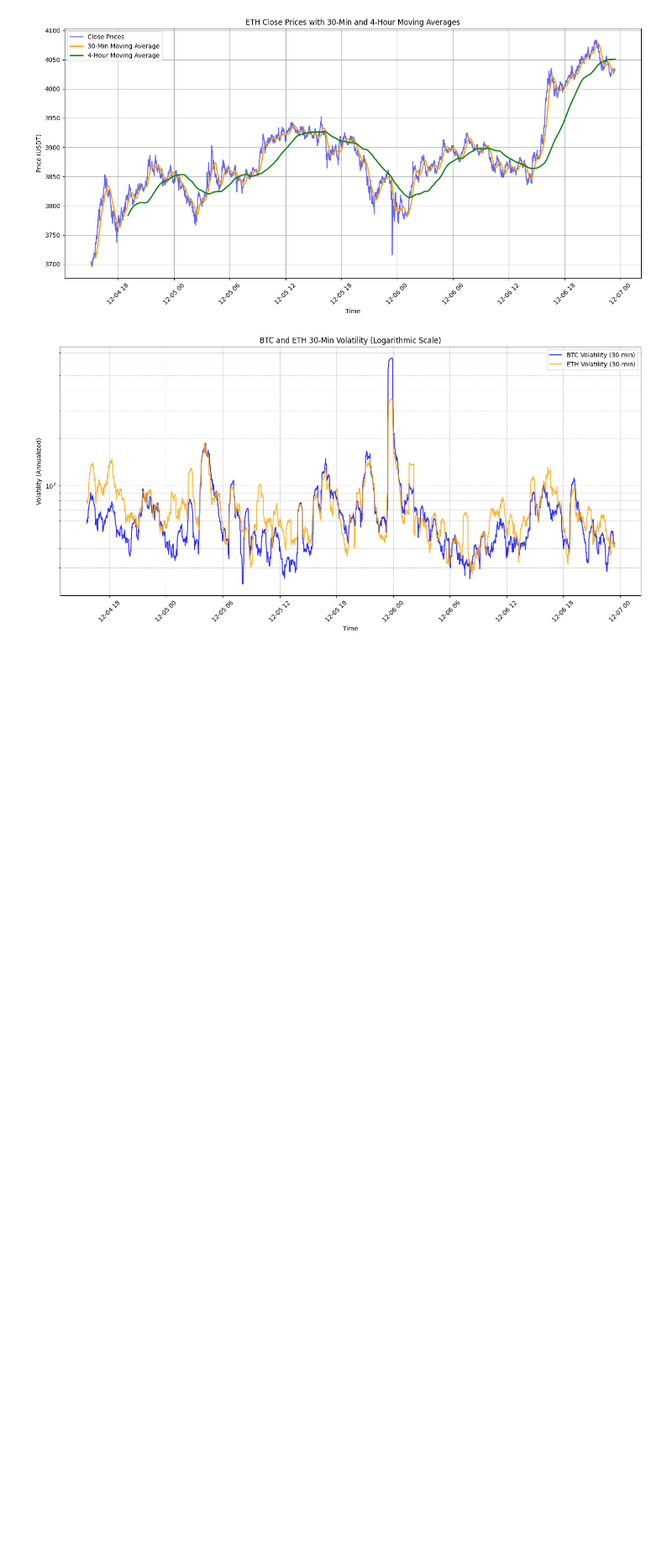
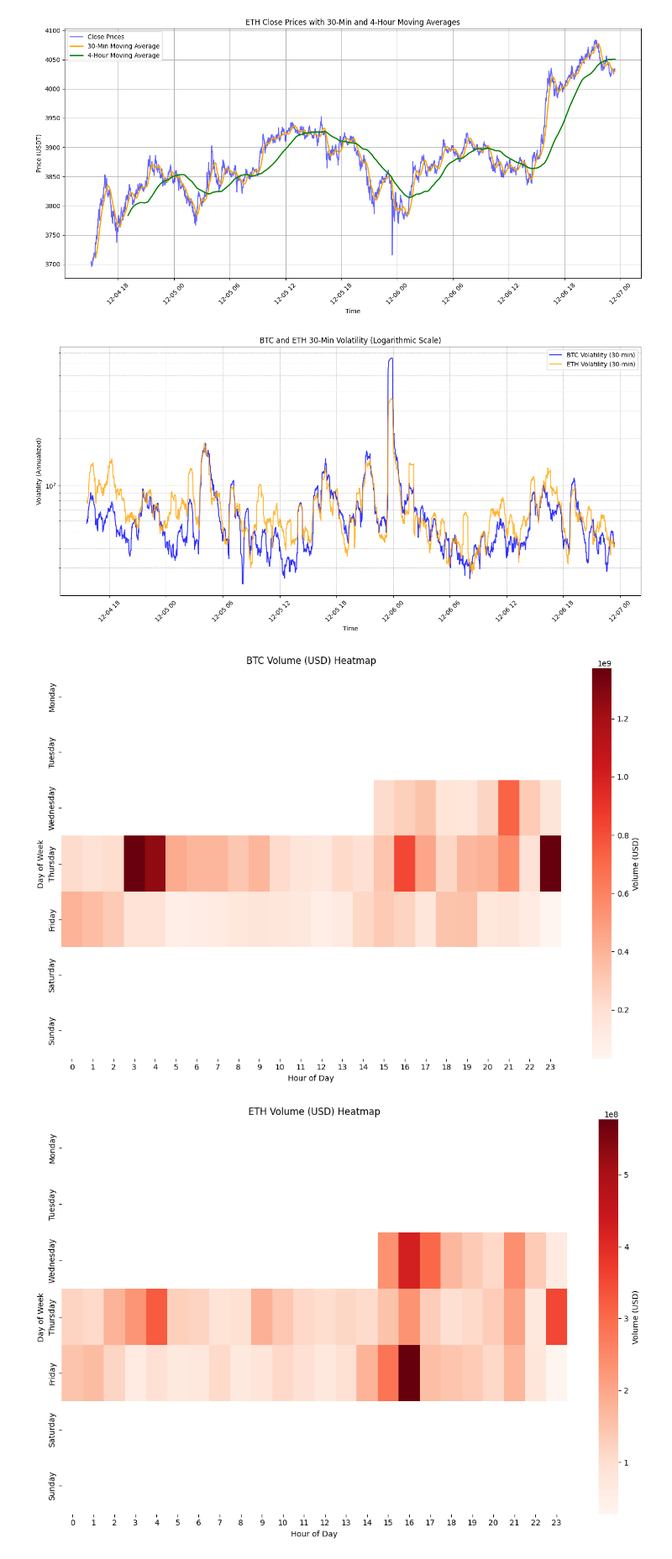
Before and after one commit to tbeerio/data_trading, a Jupyter notebook: Main.ipynb, the cells around one changed output. Shown: that part at 84% size. Drawn from its saved outputs; the diff is of its cells as text; code cells hidden in the pictures; blank space fills up the shorter version.

```diff
--- a/Main.ipynb
+++ b/Main.ipynb
@@ -261,7 +261,7 @@ for column in columns_to_plot:
 # 2. Data Cleaning 4/4
 # • Aggregate the data into hourly intervals while maintaining the OHLC structure. ☑️
 
-file_path = "Cleaned Datasets/KRAKEN_BTCUSD_CLEANED.csv"
+file_path = "Cleaned Datasets/BINANCE_BTCUSDT_CLEANED.csv"
 data = pd.read_csv(file_path)
 
 # Ensure the timestamp column is in datetime format
@@ -270,14 +270,20 @@ data['time'] = pd.to_datetime(data['time'])
 # Set the timestamp column as the DataFrame index
 data.set_index('time', inplace=True)
 
-# Resample to hourly frequency and calculate the mean for all numeric columns
-resampled_data = data.resample('H').mean()
+# Resample to hourly frequency with specific aggregation functions for OHLC and Volume
+resampled_data = data.resample('H').agg({
+    'open': 'first',   # First value of the hour
+    'high': 'max',     # Maximum value of the hour
+    'low': 'min',      # Minimum value of the hour
+    'close': 'last',   # Last value of the hour
+    'Volume': 'sum'    # Summation of the volume within the hour
+})
 
 # Reset the index if required
 resampled_data.reset_index(inplace=True)
 
 # Save or view the resampled dataset
-output_file = "KRAKEN_BTCUSD_CLEANED_1H.csv"
+output_file = "BINANCE_BTCUSDT_CLEANED_1H.csv"
 resampled_data.to_csv(output_file, index=False)
 print(f"Resampled data saved to {output_file}")
 # %% [output]
@@ -401,3 +407,65 @@ plt.tight_layout()
 plt.show()
 # %% [output]
 [figure]
+# %%
+# Task 3.3 Data Analysis - Volume Analysis ☑️
+# Attention: you need to run Task 3.1 first in order to run this task.
+# First I want to calculate the volume in USD values:
+
+#---------------------------------------------------------------------------------------------------------------------------------
+
+# Add a new column for volume in USD (Volume * Close Price)
+# btc_data['Volume_USD'] = btc_data['Volume'] * btc_data['close']
+# eth_data['Volume_USD'] = eth_data['Volume'] * eth_data['close']
+
+# Save the updated datasets
+# btc_data.to_csv('Calculated Datasets/BTC_BINANCE.csv', index=False)
+# eth_data.to_csv('Calculated Datasets/ETH_BINANCE.csv', index=False)
+
+# Display the first few rows of the updated datasets for verification
+# print("BTC Dataset with Volume in USD:")
+# print(btc_data[['time', 'Volume', 'close', 'Volume_USD']].head())
+
+# print("\nETH Dataset with Volume in USD:")
+# print(eth_data[['time', 'Volume', 'close', 'Volume_USD']].head())
+
+#---------------------------------------------------------------------------------------------------------------------------------
+# Create heat-map of volume:
+
+def create_volume_usd_heatmap(data, time_col, volume_usd_col, title):
+    # Ensure time column is in datetime format
+    data[time_col] = pd.to_datetime(data[time_col])
+
+    # Extract hour and day of the week
+    data['hour'] = data[time_col].dt.hour
+    data['day_of_week'] = data[time_col].dt.day_name()
+
+    # Aggregate Volume_USD by hour and day of the week
+    volume_usd_pivot = data.pivot_table(
+        values=volume_usd_col,
+        index='day_of_week',
+        columns='hour',
+        aggfunc='sum'
+    )
+
+    # Reorder days of the week
+    days_order = ['Monday', 'Tuesday', 'Wednesday', 'Thursday', 'Friday', 'Saturday', 'Sunday']
+    volume_usd_pivot = volume_usd_pivot.reindex(days_order)
+
+    # Plot the heatmap
+    plt.figure(figsize=(12, 8))
+    sns.heatmap(volume_usd_pivot, cmap="Reds", annot=False, cbar_kws={'label': 'Volume (USD)'})
+    plt.title(title)
+    plt.xlabel('Hour of Day')
+    plt.ylabel('Day of Week')
+    plt.tight_layout()
+    plt.show()
+
+# Create heatmap for BTC Volume USD
+create_volume_usd_heatmap(btc_data, time_col='time', volume_usd_col='Volume_USD', title='BTC Volume (USD) Heatmap')
+
+# Create heatmap for ETH Volume USD
+create_volume_usd_heatmap(eth_data, time_col='time', volume_usd_col='Volume_USD', title='ETH Volume (USD) Heatmap')
+# %% [output]
+[figure, added]
+[figure, added]
```
Also changed, not shown: parts of 7 cells of this notebook, 18 other files.
